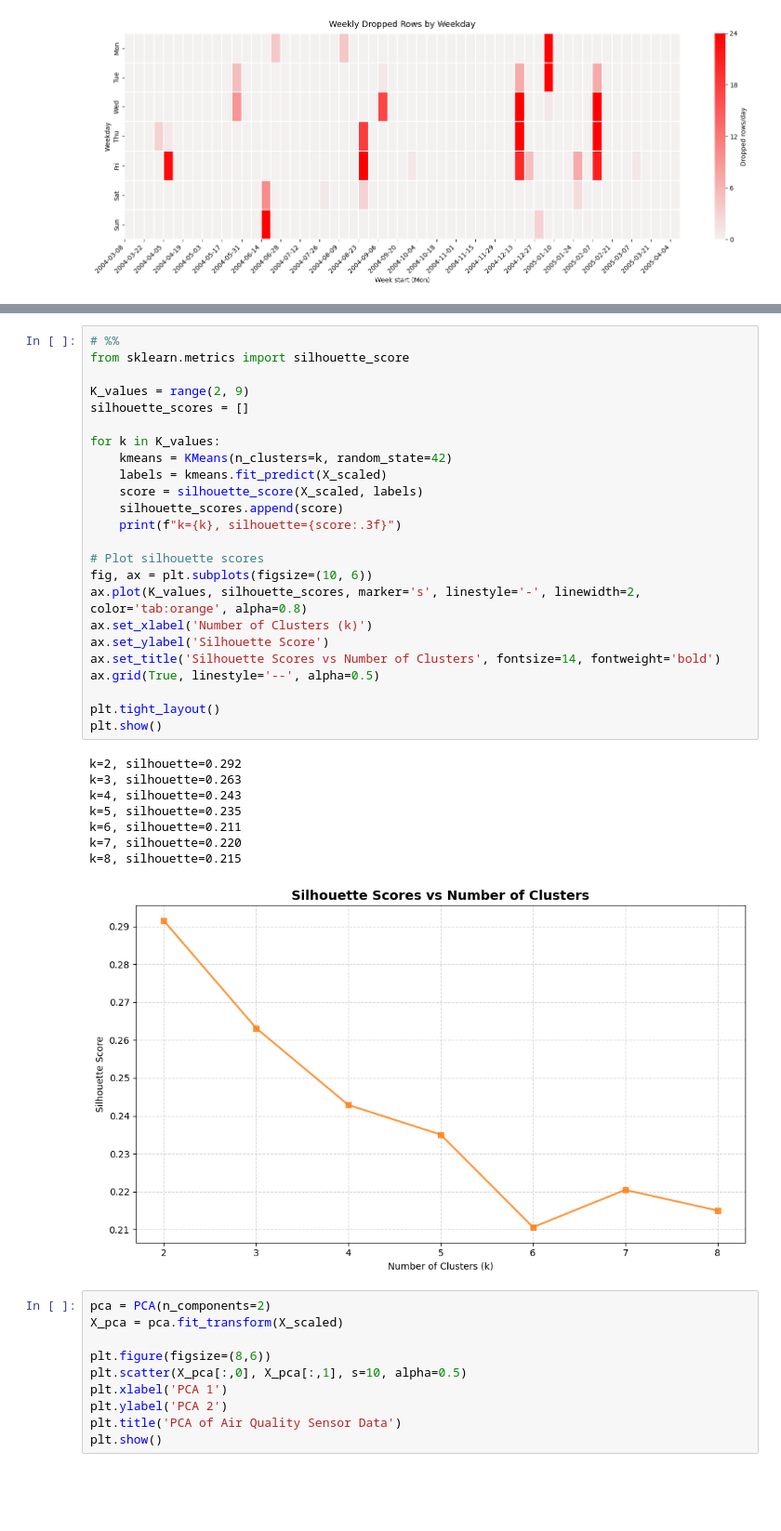
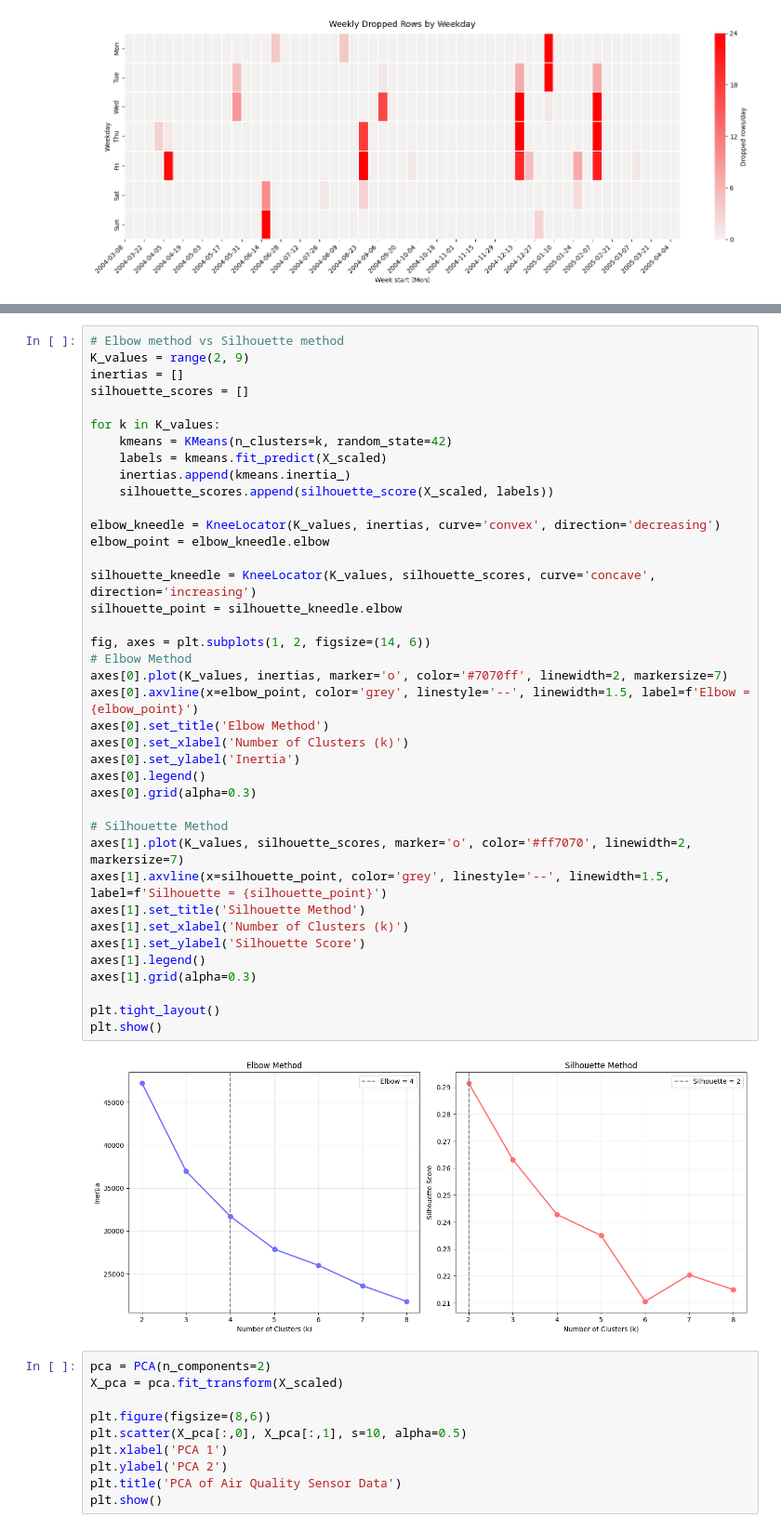
Before and after one commit to Gianluca-Coppola/Clustering, a Jupyter notebook: air_quality_clustering.ipynb, the cells around one changed output, grey strips where cells are left out. Shown at 93% size. Cells and saved outputs as stored; diff of their text form; blank space fills up the shorter version.

```diff
--- a/air_quality_clustering.ipynb
+++ b/air_quality_clustering.ipynb
@@ -146,36 +120,44 @@ plt.show()
-# %%
-# %%
-from sklearn.metrics import silhouette_score
-
-K_values = range(2, 9)
-silhouette_scores = []
-
-for k in K_values:
-    kmeans = KMeans(n_clusters=k, random_state=42)
-    labels = kmeans.fit_predict(X_scaled)
-    score = silhouette_score(X_scaled, labels)
-    silhouette_scores.append(score)
-    print(f"k={k}, silhouette={score:.3f}")
-
-# Plot silhouette scores
-fig, ax = plt.subplots(figsize=(10, 6))
-ax.plot(K_values, silhouette_scores, marker='s', linestyle='-', linewidth=2, color='tab:orange', alpha=0.8)
-ax.set_xlabel('Number of Clusters (k)')
-ax.set_ylabel('Silhouette Score')
-ax.set_title('Silhouette Scores vs Number of Clusters', fontsize=14, fontweight='bold')
-ax.grid(True, linestyle='--', alpha=0.5)
-
-plt.tight_layout()
-plt.show()
-# %% [output]
-k=2, silhouette=0.292
-k=3, silhouette=0.263
-k=4, silhouette=0.243
-k=5, silhouette=0.235
-k=6, silhouette=0.211
-k=7, silhouette=0.220
-k=8, silhouette=0.215
-[figure, removed]
+# %%
+# Elbow method vs Silhouette method
+K_values = range(2, 9)
+inertias = []
+silhouette_scores = []
+
+for k in K_values:
+    kmeans = KMeans(n_clusters=k, random_state=42)
+    labels = kmeans.fit_predict(X_scaled)
+    inertias.append(kmeans.inertia_)
+    silhouette_scores.append(silhouette_score(X_scaled, labels))
+
+elbow_kneedle = KneeLocator(K_values, inertias, curve='convex', direction='decreasing')
+elbow_point = elbow_kneedle.elbow
+
+silhouette_kneedle = KneeLocator(K_values, silhouette_scores, curve='concave', direction='increasing')
+silhouette_point = silhouette_kneedle.elbow
+
+fig, axes = plt.subplots(1, 2, figsize=(14, 6))
+# Elbow Method
+axes[0].plot(K_values, inertias, marker='o', color='#7070ff', linewidth=2, markersize=7)
+axes[0].axvline(x=elbow_point, color='grey', linestyle='--', linewidth=1.5, label=f'Elbow = {elbow_point}')
+axes[0].set_title('Elbow Method')
+axes[0].set_xlabel('Number of Clusters (k)')
+axes[0].set_ylabel('Inertia')
+axes[0].legend()
+axes[0].grid(alpha=0.3)
+
+# Silhouette Method
+axes[1].plot(K_values, silhouette_scores, marker='o', color='#ff7070', linewidth=2, markersize=7)
+axes[1].axvline(x=silhouette_point, color='grey', linestyle='--', linewidth=1.5, label=f'Silhouette = {silhouette_point}')
+axes[1].set_title('Silhouette Method')
+axes[1].set_xlabel('Number of Clusters (k)')
+axes[1].set_ylabel('Silhouette Score')
+axes[1].legend()
+axes[1].grid(alpha=0.3)
+
+plt.tight_layout()
+plt.show()
+# %% [output]
+[figure, added]
 # %%
 pca = PCA(n_components=2)
 X_pca = pca.fit_transform(X_scaled)
```
Also changed, not shown: parts of 12 cells of this notebook.
